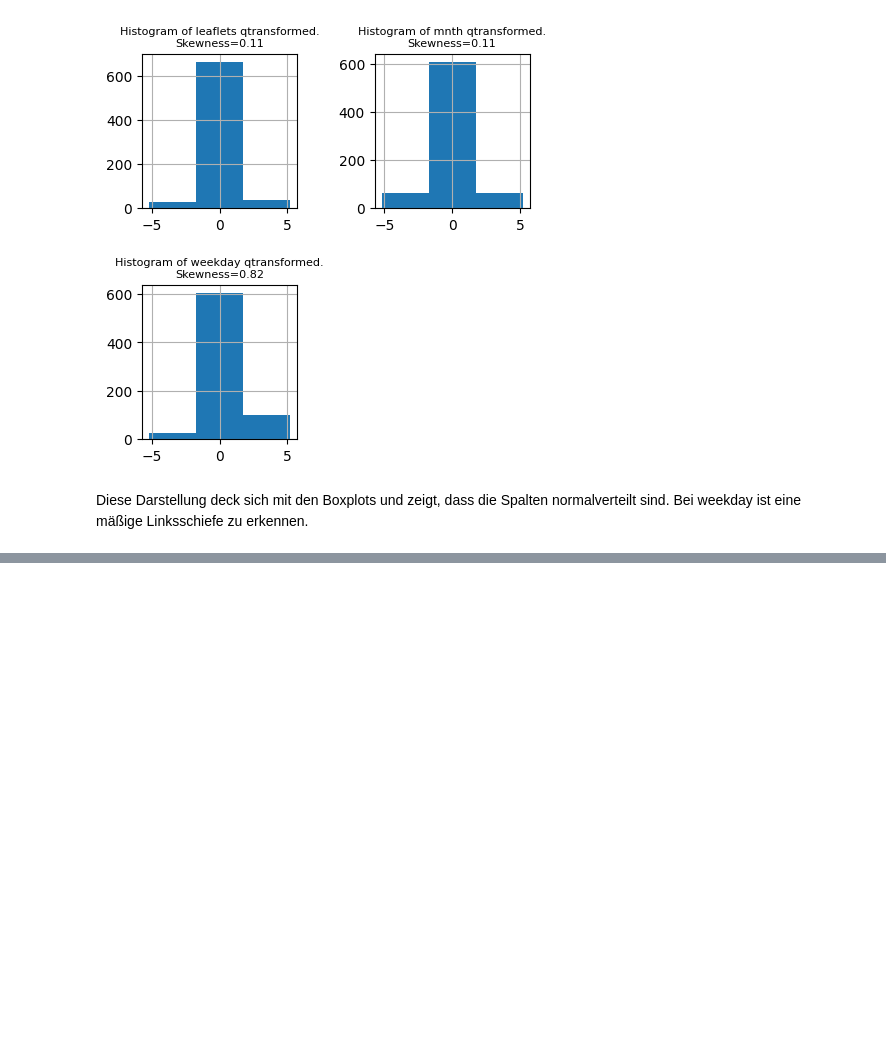
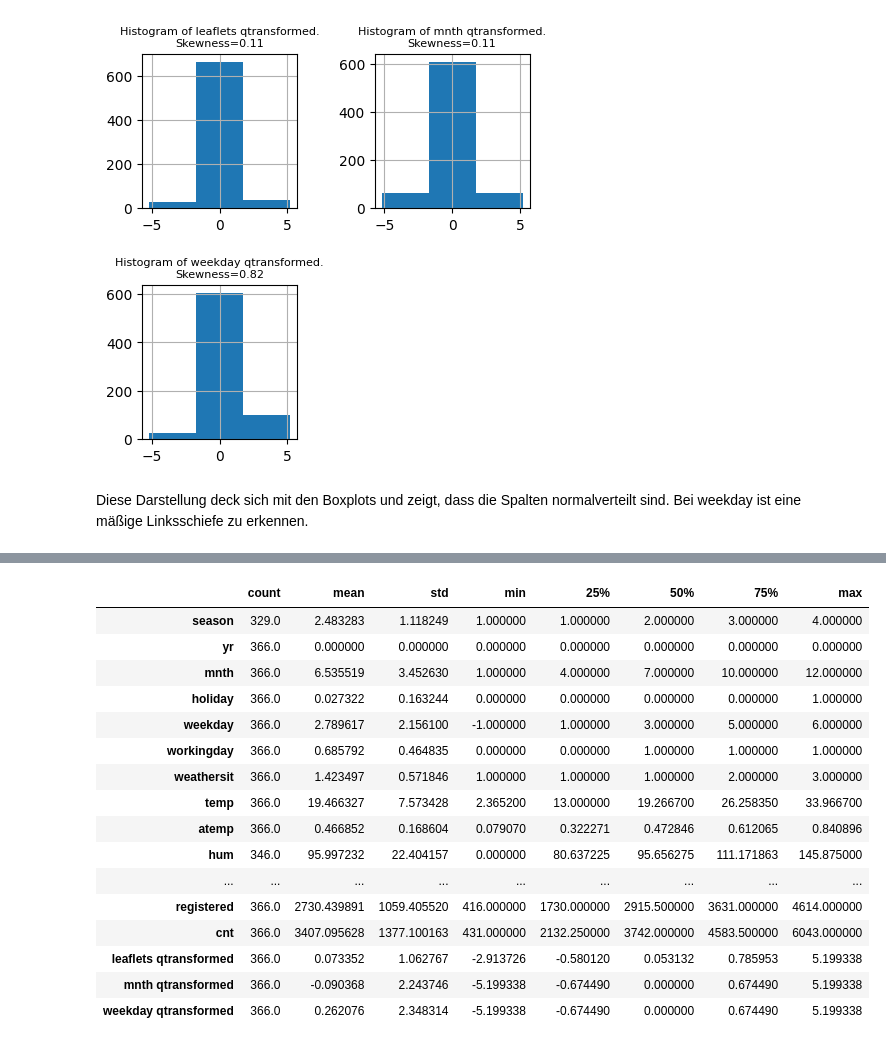
Before and after one commit to DavidRmn/introduction-data-science, a Jupyter notebook: project/task_1.ipynb, the cells around one changed output, grey strips where cells are left out. Saved outputs shown, nothing was run; the diff lists cells and outputs as text; code cells hidden in the pictures; blank space fills up the shorter version.

```diff
--- a/project/task_1.ipynb
+++ b/project/task_1.ipynb
@@ -365,0 +386,2 @@ Diese Darstellung deck sich mit den Boxplots und zeigt, dass die Spalten normalv
+# %%
+data['dominant_user_type'] = data.apply(lambda row: 'casual' if row['casual'] > row['registered'] else 'registered', axis=1)
@@ -365,0 +405,2 @@ Diese Darstellung deck sich mit den Boxplots und zeigt, dass die Spalten normalv
+# %%
+data.drop(data[data['casual'] >= 25000].index, inplace=True)
@@ -365,0 +436,26 @@ Diese Darstellung deck sich mit den Boxplots und zeigt, dass die Spalten normalv
+# %%
+def split_data_by_year(data, year):
+    return data[data['yr'] == year]
+
+data_2011 = split_data_by_year(data, 0)
+data_2012 = split_data_by_year(data, 1)
+# %%
+data_2011.describe().T
+# %% [output]
+|  | count | mean | std | min | 25% | 50% | 75% | max |
+| season | 329.0 | 2.483283 | 1.118249 | 1.000000 | 1.000000 | 2.000000 | 3.000000 | 4.000000 |
+| yr | 366.0 | 0.000000 | 0.000000 | 0.000000 | 0.000000 | 0.000000 | 0.000000 | 0.000000 |
+| mnth | 366.0 | 6.535519 | 3.452630 | 1.000000 | 4.000000 | 7.000000 | 10.000000 | 12.000000 |
+| holiday | 366.0 | 0.027322 | 0.163244 | 0.000000 | 0.000000 | 0.000000 | 0.000000 | 1.000000 |
+| weekday | 366.0 | 2.789617 | 2.156100 | -1.000000 | 1.000000 | 3.000000 | 5.000000 | 6.000000 |
+| workingday | 366.0 | 0.685792 | 0.464835 | 0.000000 | 0.000000 | 1.000000 | 1.000000 | 1.000000 |
+| weathersit | 366.0 | 1.423497 | 0.571846 | 1.000000 | 1.000000 | 1.000000 | 2.000000 | 3.000000 |
+| temp | 366.0 | 19.466327 | 7.573428 | 2.365200 | 13.000000 | 19.266700 | 26.258350 | 33.966700 |
+| atemp | 366.0 | 0.466852 | 0.168604 | 0.079070 | 0.322271 | 0.472846 | 0.612065 | 0.840896 |
+| hum | 346.0 | 95.997232 | 22.404157 | 0.000000 | 80.637225 | 95.656275 | 111.171863 | 145.875000 |
+| ... | ... | ... | ... | ... | ... | ... | ... | ... |
+| registered | 366.0 | 2730.439891 | 1059.405520 | 416.000000 | 1730.000000 | 2915.500000 | 3631.000000 | 4614.000000 |
+| cnt | 366.0 | 3407.095628 | 1377.100163 | 431.000000 | 2132.250000 | 3742.000000 | 4583.500000 | 6043.000000 |
+| leaflets qtransformed | 366.0 | 0.073352 | 1.062767 | -2.913726 | -0.580120 | 0.053132 | 0.785953 | 5.199338 |
+| mnth qtransformed | 366.0 | -0.090368 | 2.243746 | -5.199338 | -0.674490 | 0.000000 | 0.674490 | 5.199338 |
+| weekday qtransformed | 366.0 | 0.262076 | 2.348314 | -5.199338 | -0.674490 | 0.000000 | 0.674490 | 5.199338 |
```
Also changed, not shown: parts of 9 cells of this notebook, 3 other files.
